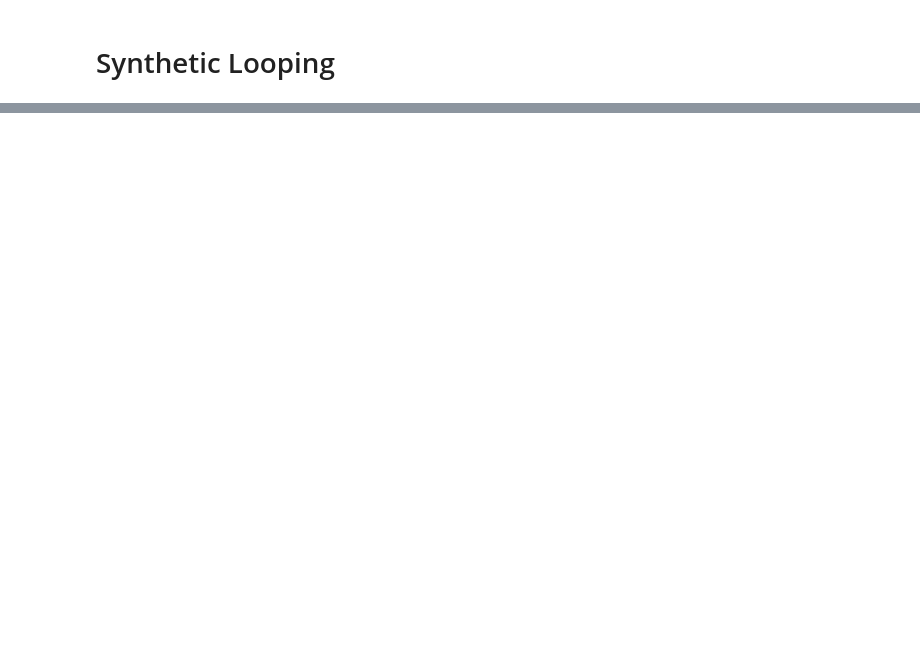
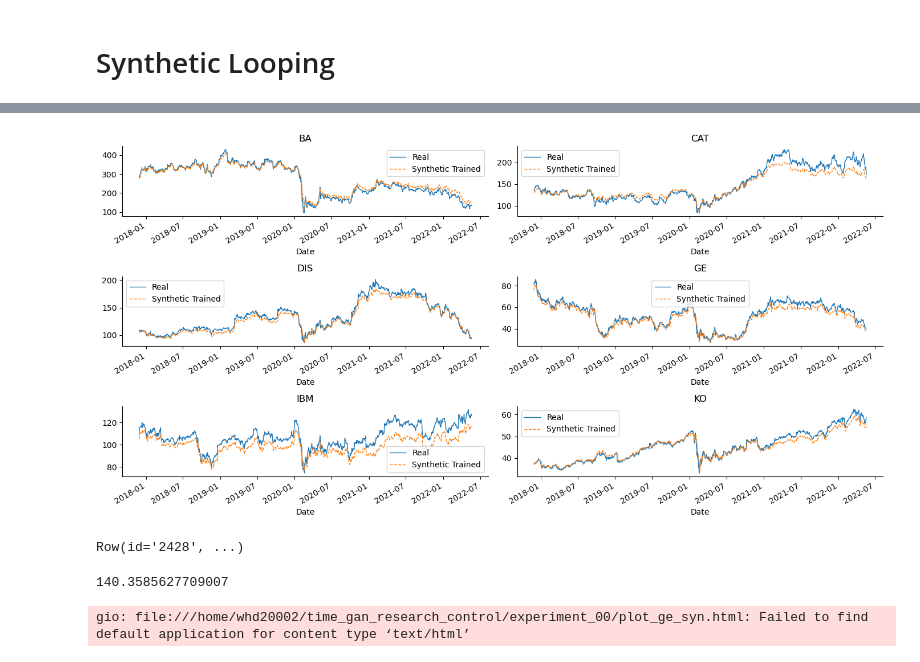
Before and after one commit to VinoEtCaseus/JohnsonResearchSpring2024, a Jupyter notebook: jresearch_control_backtesting.ipynb, the cells around one changed output, grey strips where cells are left out. Drawn from its saved outputs; the diff is of its cells as text; code cells hidden in the pictures; blank space fills up the shorter version.

Commit message:
Experiment 00 and Results

```diff
--- a/jresearch_control_backtesting.ipynb
+++ b/jresearch_control_backtesting.ipynb
@@ -177,7 +210,7 @@ def plot_preformance(real, predict, filename):
 #We have to create a new class for each ticker
 def ModelStrategy(ticker_series):
     class ModelStrategy_Inst(Strategy):
-        percent_to_beat = 0.07
+        percent_to_beat = 0.05
 
         def init(self):
             self.predict_iter = iter(ticker_series.to_numpy())
@@ -202,10 +235,7 @@ def backtest(prediction):
         price_df = yf.download(tickers[idx], prediction.index[0], prediction.index[-1])
         #Initiate and optimize backtest based on best percent_to_beat value
         bt = Backtest(price_df, ModelStrategy(prediction[idx]), commission=0.002, exclusive_orders=True)
-        stats_opt = bt.optimize(
-            percent_to_beat=np.arange(0.01, 0.1, 0.01).tolist(),
-            maximize="Equity Final [$]"
-        )
+        stats_opt = bt.run()
         return_percents[idx] = stats_opt["Return [%]"]
         stats_dict.update({tickers[idx]: stats_opt})
         bt_dict.update({tickers[idx]: bt})
@@ -215,7 +245,7 @@ def backtest(prediction):
 # %% [markdown]
 # Real Looping
 # %%
-iterations = 50
+iterations = 15
 # %%
 best_real_model = None
 best_real_return_avg = 0
@@ -265,4 +401,6 @@ for k in range(iterations):
 # %%
-plot_preformance(real_unscaled, best_syn_test_predict, "syn_prediction_plot")
+plot_preformance(real_unscaled, best_syn_test_predict, log_dir / "syn_prediction_plot")
+# %% [output]
+[figure, added]
 # %%
 stats_syn_df = pd.concat(best_syn_model[1], axis=1)
@@ -270,2 +408,9 @@ stats_syn_df
 # %%
-best_real_model[2]["GE"].plot(filename=str(log_dir / "plot_ge_syn.html"))
+best_syn_model[2]["IBM"].plot(filename=str(log_dir / "plot_ge_syn.html"))
+# %% [output]
+Row(id='2428', ...)
+# %%
+best_syn_return_avg
+# %% [output]
+140.3585627709007
+gio: file:///home/whd20002/time_gan_research_control/experiment_00/plot_ge_syn.html: Failed to find default application for content type ‘text/html’
```
Also changed, not shown: parts of 12 cells of this notebook, 27 other files.
